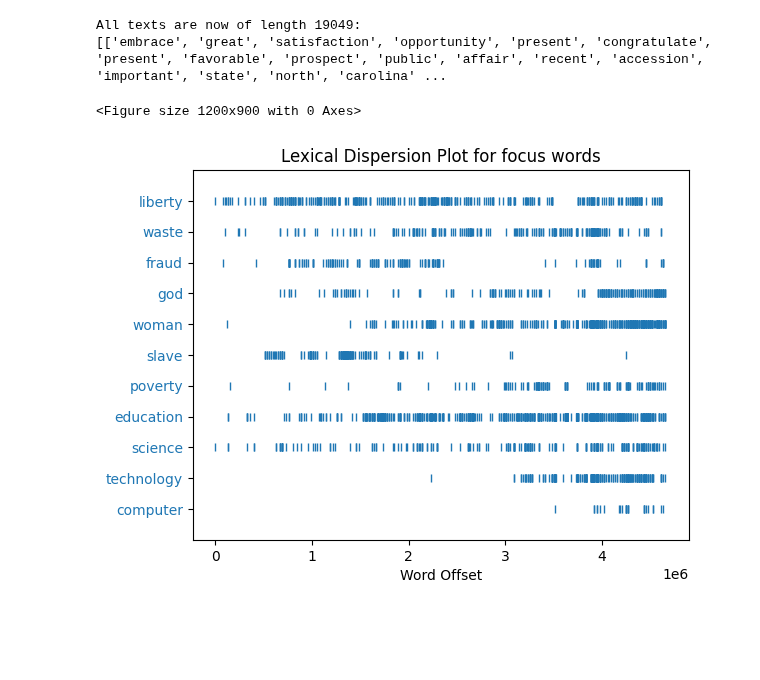
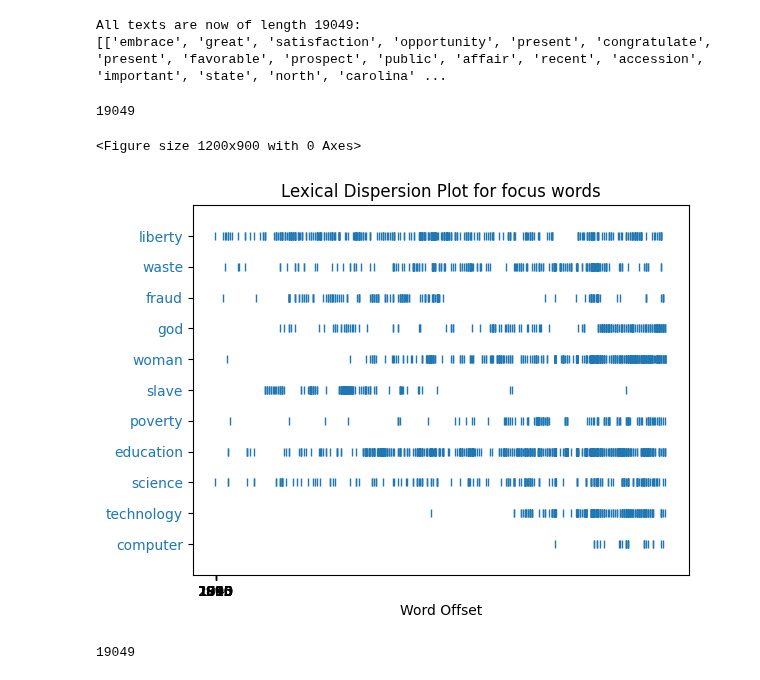
Before and after one commit to alex-smith-uwec/NLP_Spring2025, a Jupyter notebook: StateUnion.ipynb, the cells around one changed output. Cells and saved outputs as stored; diff of their text form; code cells hidden in the pictures; blank space fills up the shorter version.

```diff
--- a/StateUnion.ipynb
+++ b/StateUnion.ipynb
@@ -173,11 +148,25 @@ for text in padded_texts:
 word_counts = Counter(all_words)
 # %%
 focus_words=["liberty","waste","fraud","god","woman","slave","poverty","education","science","technology","computer"]
+# %%
+# Create the custom tick marks from 1790 to 2024 in steps of 25
+
+custom_ticks = list(range(1790, 2025, 25))
+# %% [output]
+19049
 # %%
+
+
 # Finally, call the `dispersion_plot` function on the joined string:
 plt.figure(figsize=(12, 9))
 dispersion_plot(all_words, focus_words, ignore_case=True, title='Lexical Dispersion Plot for focus words')
+
+plt.xticks(custom_ticks)
 plt.show()
 # %% [output]
 <Figure size 1200x900 with 0 Axes>
-[figure, old version]
+[figure, new version]
+# %%
+len(padded_texts[240])
+# %% [output]
+19049
```
Also changed, not shown: parts of 5 cells of this notebook.
